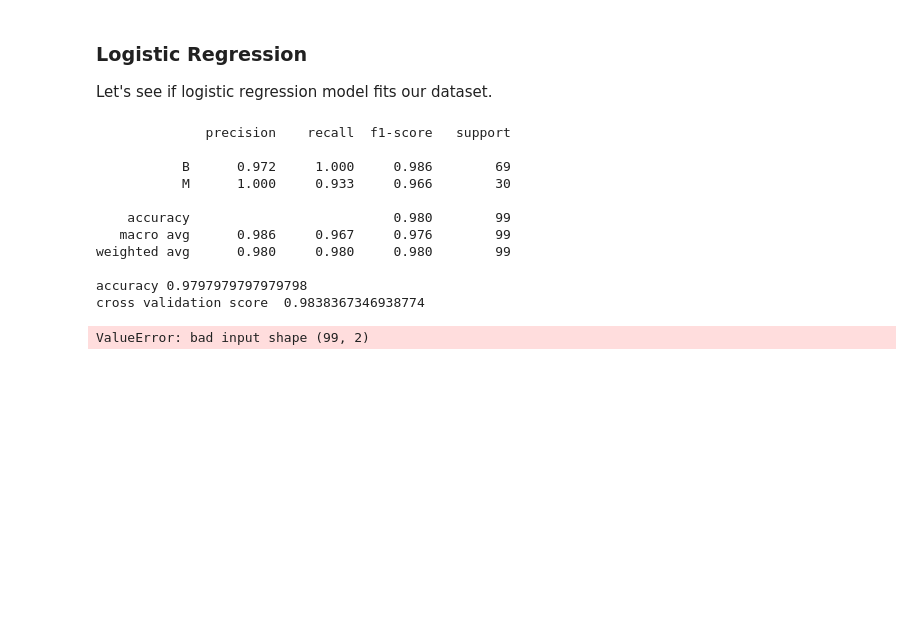
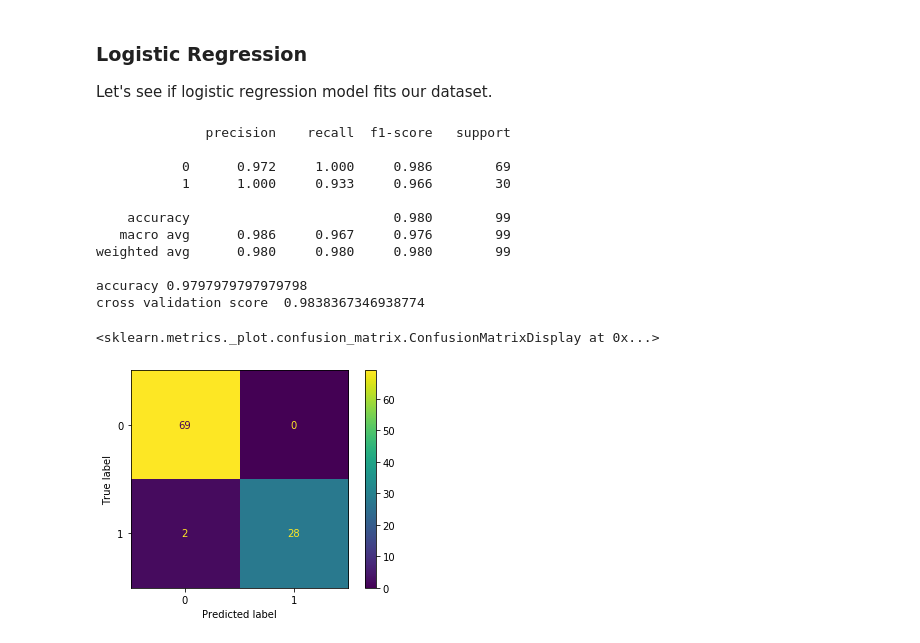
Before and after one commit to guldenturgay/breast-cancer-diagnosis, a Jupyter notebook: bc_diagnosis.ipynb, the cells around one changed output. Drawn from its saved outputs; the diff is of its cells as text; code cells hidden in the pictures; blank space fills up the shorter version.

Commit message:
added confusion matrix

```diff
--- a/bc_diagnosis.ipynb
+++ b/bc_diagnosis.ipynb
@@ -149,0 +175,4 @@ plt.show()
+# %%
+data.drop('diagnosis', axis = 1, inplace = True)
+data.drop('id', axis = 1, inplace = True)
+data.head()
@@ -150,6 +187,6 @@ plt.show()
 # %%
 # Define features X
-X = np.asarray(data.iloc[:,2:])
+X = np.asarray(data.iloc[:,:-1])
 X[0:5]
 # %% [output]
 array([[2.057e+01, 1.777e+01, 1.329e+02, 1.326e+03, 8.474e-02, 7.864e-02,
@@ -171,6 +208,6 @@ array([[2.057e+01, 1.777e+01, 1.329e+02, 1.326e+03, 8.474e-02, 7.864e-02,
         1.442e-01, 2.576e-01, 3.784e-01, 1.932e-01, 3.063e-01, 8.368e-02]])
 # %%
 # Define target y
-y = np.asarray(data['diagnosis'])
+y = np.asarray(data['diagnosis_code'])
 y[0:5]
 # %% [output]
@@ -247,7 +257,6 @@ Let's see if logistic regression model fits our dataset.
 # import modules
 from sklearn.linear_model import LogisticRegression
 from sklearn.metrics import accuracy_score
-from sklearn.metrics import roc_auc_score
 from sklearn.model_selection import cross_val_score
 
 
@@ -265,14 +274,11 @@ print('accuracy',accuracy_score(y_test, y_pred))
 # Calculate cv score with 10 folds
 accuracy = cross_val_score(logreg, X, y,cv=10)
 print('cross validation score ',accuracy.mean())
-
-# Calculate roc_auc score
-print('roc_auc_score',roc_auc_score(y_test,logreg.predict_proba(X_test)))
 # %% [output]
               precision    recall  f1-score   support
 
-           B      0.972     1.000     0.986        69
-           M      1.000     0.933     0.966        30
+           0      0.972     1.000     0.986        69
+           1      1.000     0.933     0.966        30
 
     accuracy                          0.980        99
    macro avg      0.986     0.967     0.976        99
@@ -280,4 +286,9 @@ weighted avg      0.980     0.980     0.980        99
 
 accuracy 0.9797979797979798
 cross validation score  0.9838367346938774
-ValueError: bad input shape (99, 2)
+# %%
+from sklearn.metrics import plot_confusion_matrix
+plot_confusion_matrix(logreg, X_test, y_test)
+# %% [output]
+<sklearn.metrics._plot.confusion_matrix.ConfusionMatrixDisplay at 0x...>
+[figure, added]
```
Also changed, not shown: parts of 5 cells of this notebook.
